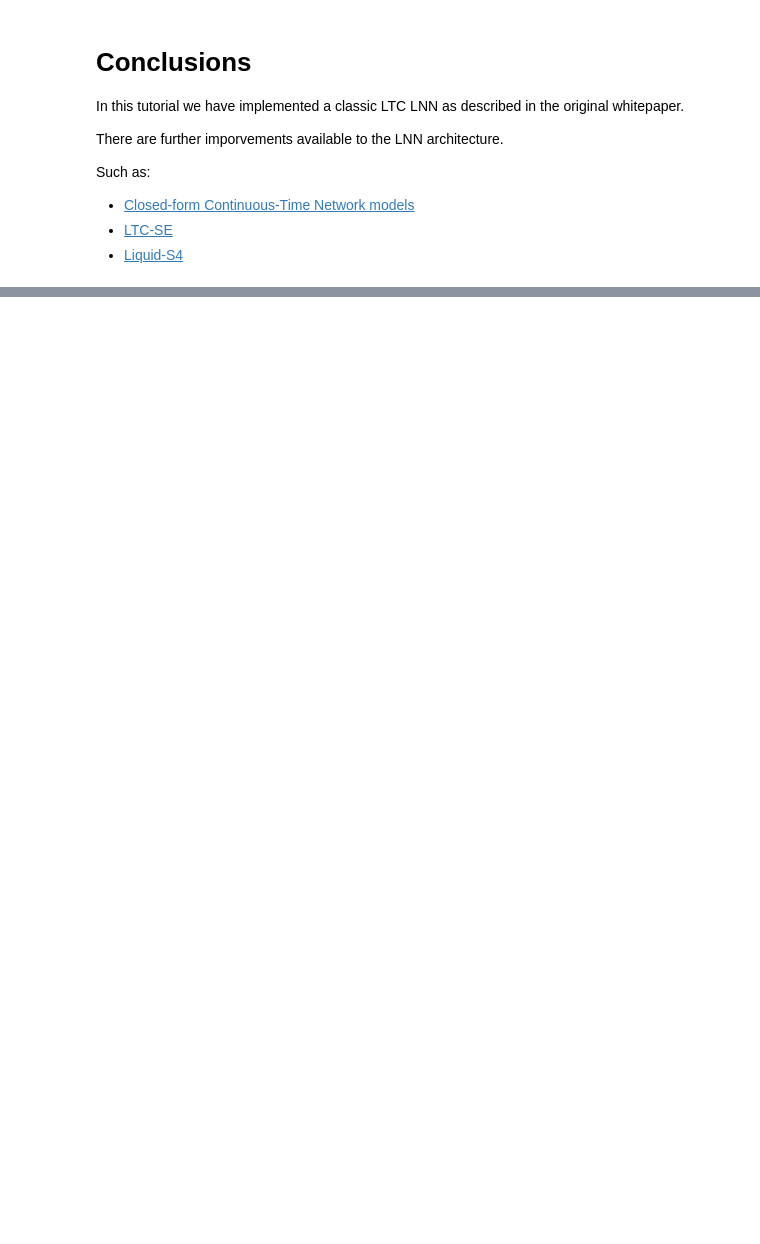
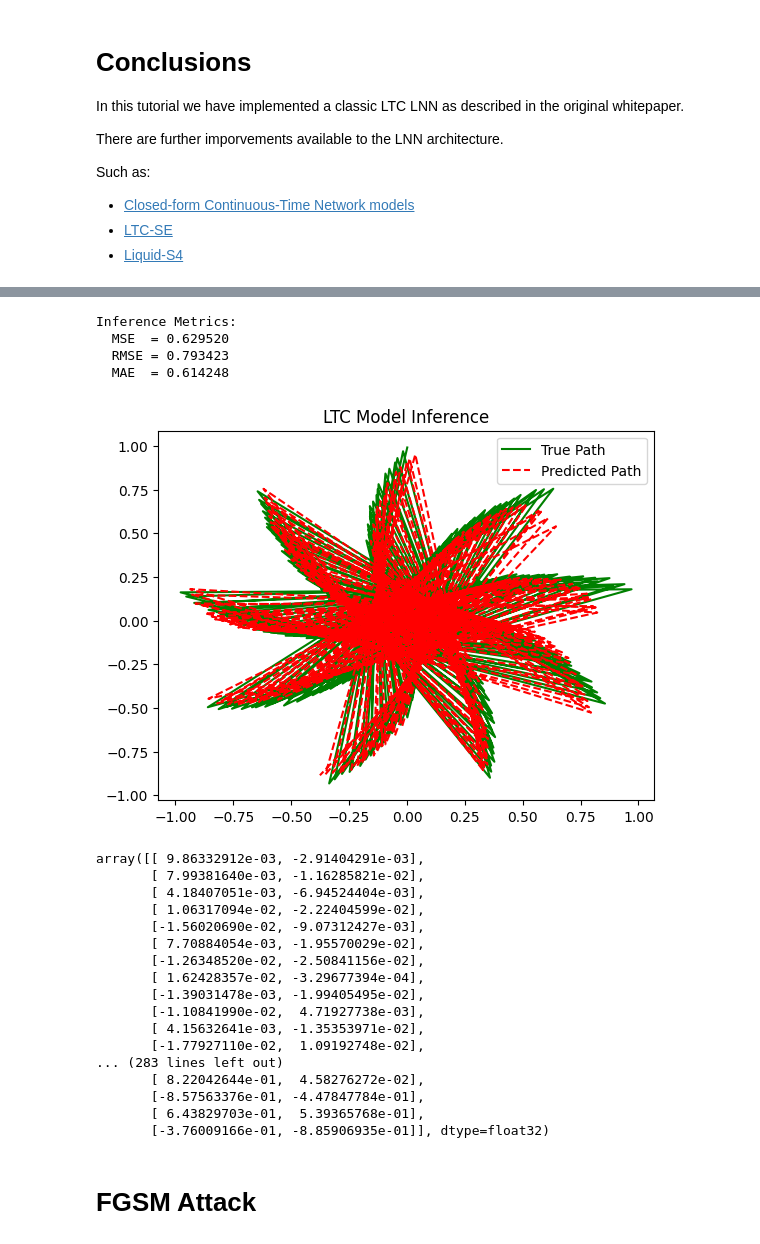
Before and after one commit to ViyanR/LTCFYP, a Jupyter notebook: LNN_LTC_Tutorial_Eng.ipynb, the cells around one changed output, grey strips where cells are left out. Cells and saved outputs as stored; diff of their text form; code cells hidden in the pictures; blank space fills up the shorter version.

```diff
--- a/LNN_LTC_Tutorial_Eng.ipynb
+++ b/LNN_LTC_Tutorial_Eng.ipynb
@@ -356,3 +359,3 @@ torch.save(model.state_dict(), "lnn.pt")
 # %%
 # Load the model
-# model = torch.load(PATH, weights_only=False)
+model = torch.load("lnn_model.pt", weights_only=False)
@@ -404,0 +378,70 @@ NotImplementedError:
+# %%
+from sklearn.metrics import mean_squared_error, mean_absolute_error
+import numpy as np
+import matplotlib.pyplot as plt
+
+def infer_spiral(model, input_seq, target_seq=None):
+    model.eval()
+    with torch.no_grad():
+        x = torch.FloatTensor(input_seq).unsqueeze(0)  # Shape: [1, seq_len, input_dim]
+        predictions = model(x).squeeze(0).numpy()      # Shape: [seq_len, output_dim]
+
+    if target_seq is not None:
+        if isinstance(target_seq, torch.Tensor):
+            target_seq = target_seq.numpy()
+
+        mse = mean_squared_error(target_seq, predictions)
+        mae = mean_absolute_error(target_seq, predictions)
+        rmse = np.sqrt(mse)
+
+        # Print metrics
+        print(f"Inference Metrics:")
+        print(f"  MSE  = {mse:.6f}")
+        print(f"  RMSE = {rmse:.6f}")
+        print(f"  MAE  = {mae:.6f}")
+
+        plt.plot(target_seq[:, 0], target_seq[:, 1], 'g-', label='True Path')
+    plt.plot(predictions[:, 0], predictions[:, 1], 'r--', label='Predicted Path')
+    plt.legend()
+    plt.title("LTC Model Inference")
+    plt.show()
+
+    return predictions
+
+
+# Change num_points and num_turns here to give input diff shape
+test_data = generate_spiral_data(num_points=300, num_turns=10000)
+
+# Prepare input and target pairs
+test_inputs = test_data[:-1, :]    # Inputs: from 0 to N-2
+test_targets = test_data[1:, :]    # Targets: from 1 to N-1
+
+
+# infer_spiral(model, all_inputs, all_targets)
+infer_spiral(model, test_inputs, test_targets)
+# infer_spiral(model, test_inputs[:3], test_targets[:3])
+# %% [output]
+Inference Metrics:
+  MSE  = 0.629520
+  RMSE = 0.793423
+  MAE  = 0.614248
+[figure, added]
+array([[ 9.86332912e-03, -2.91404291e-03],
+       [ 7.99381640e-03, -1.16285821e-02],
+       [ 4.18407051e-03, -6.94524404e-03],
+       [ 1.06317094e-02, -2.22404599e-02],
+       [-1.56020690e-02, -9.07312427e-03],
+       [ 7.70884054e-03, -1.95570029e-02],
+       [-1.26348520e-02, -2.50841156e-02],
+       [ 1.62428357e-02, -3.29677394e-04],
+       [-1.39031478e-03, -1.99405495e-02],
+       [-1.10841990e-02,  4.71927738e-03],
+       [ 4.15632641e-03, -1.35353971e-02],
+       [-1.77927110e-02,  1.09192748e-02],
+... (283 lines left out)
+       [ 8.22042644e-01,  4.58276272e-02],
+       [-8.57563376e-01, -4.47847784e-01],
+       [ 6.43829703e-01,  5.39365768e-01],
+       [-3.76009166e-01, -8.85906935e-01]], dtype=float32)
+# %% [markdown]
+# FGSM Attack
```
Also changed, not shown: parts of 11 cells of this notebook.
